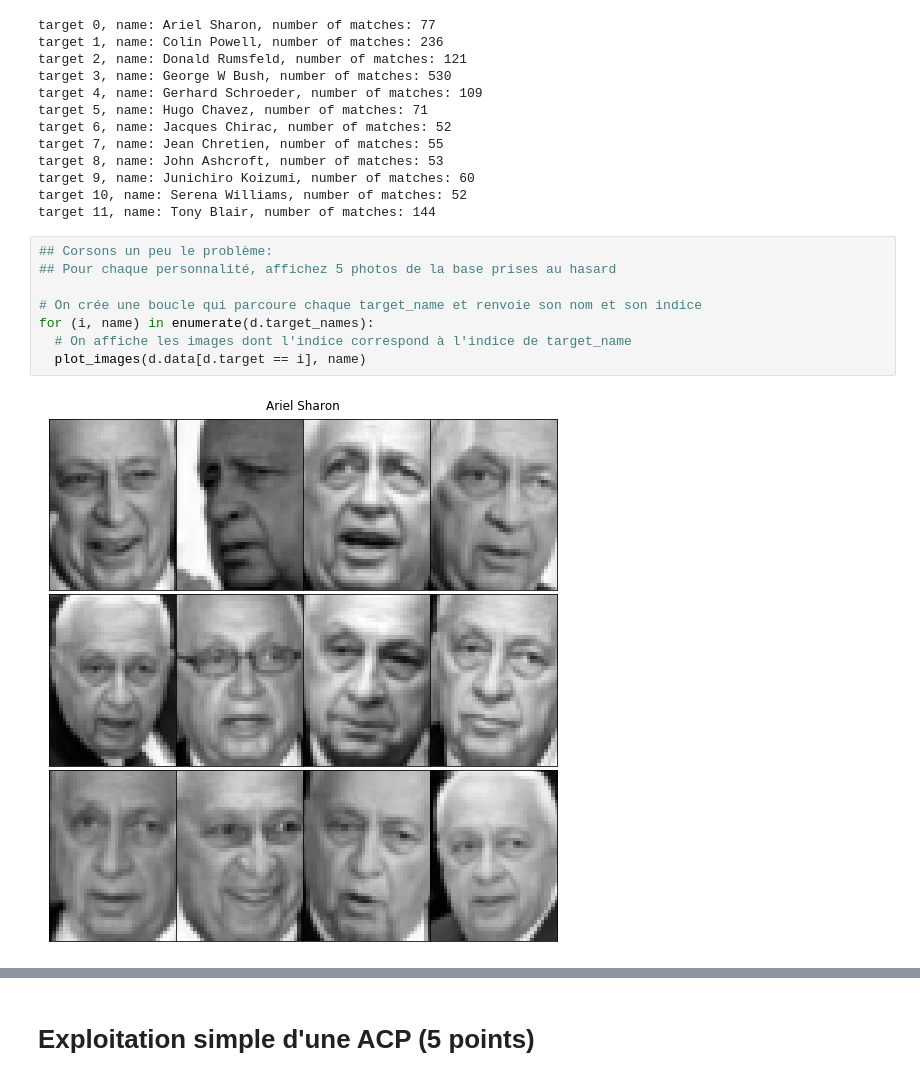
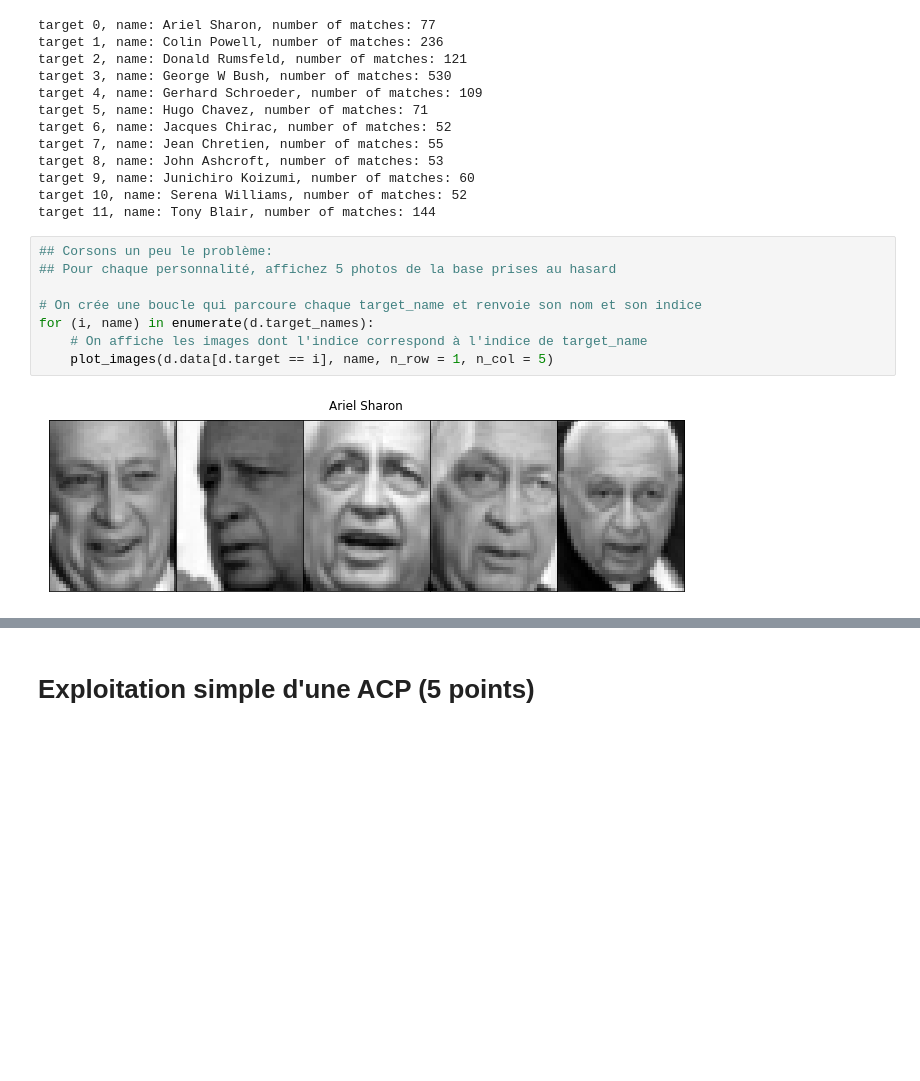
Before and after one commit to campusplage/compte-rendus-jottras_juventin, a Jupyter notebook: TP2_sklearn.ipynb, the cells around one changed output, grey strips where cells are left out. Drawn from its saved outputs; the diff is of its cells as text; blank space fills up the shorter version.

```diff
--- a/TP2_sklearn.ipynb
+++ b/TP2_sklearn.ipynb
@@ -252,10 +252,10 @@ target 11, name: Tony Blair, number of matches: 144
 # %%
 ## Corsons un peu le problème:
 ## Pour chaque personnalité, affichez 5 photos de la base prises au hasard
 
 # On crée une boucle qui parcoure chaque target_name et renvoie son nom et son indice
 for (i, name) in enumerate(d.target_names):
-  # On affiche les images dont l'indice correspond à l'indice de target_name
-  plot_images(d.data[d.target == i], name)
+    # On affiche les images dont l'indice correspond à l'indice de target_name
+    plot_images(d.data[d.target == i], name, n_row = 1, n_col = 5)
 # %% [output]
-[figure, old version]
+[figure, new version]
```
Also changed, not shown: parts of 5 cells of this notebook.
